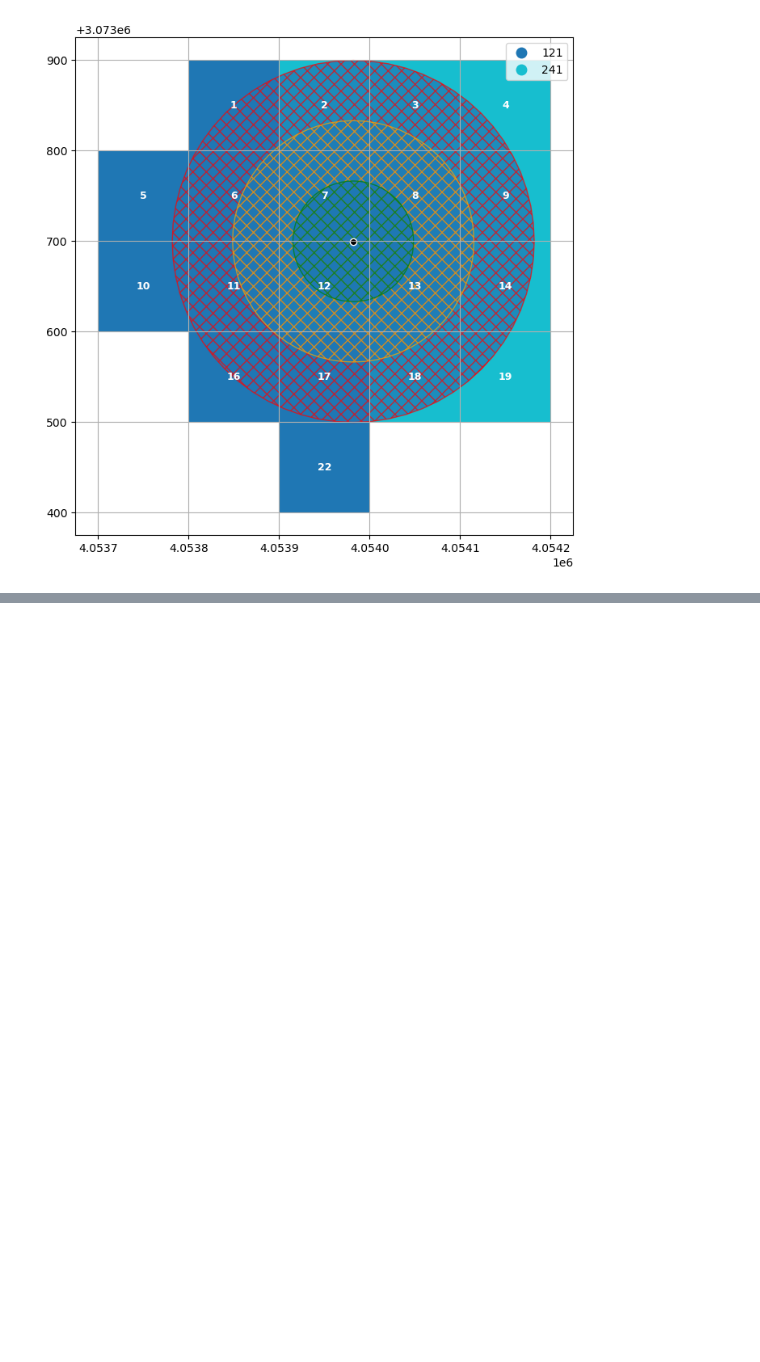
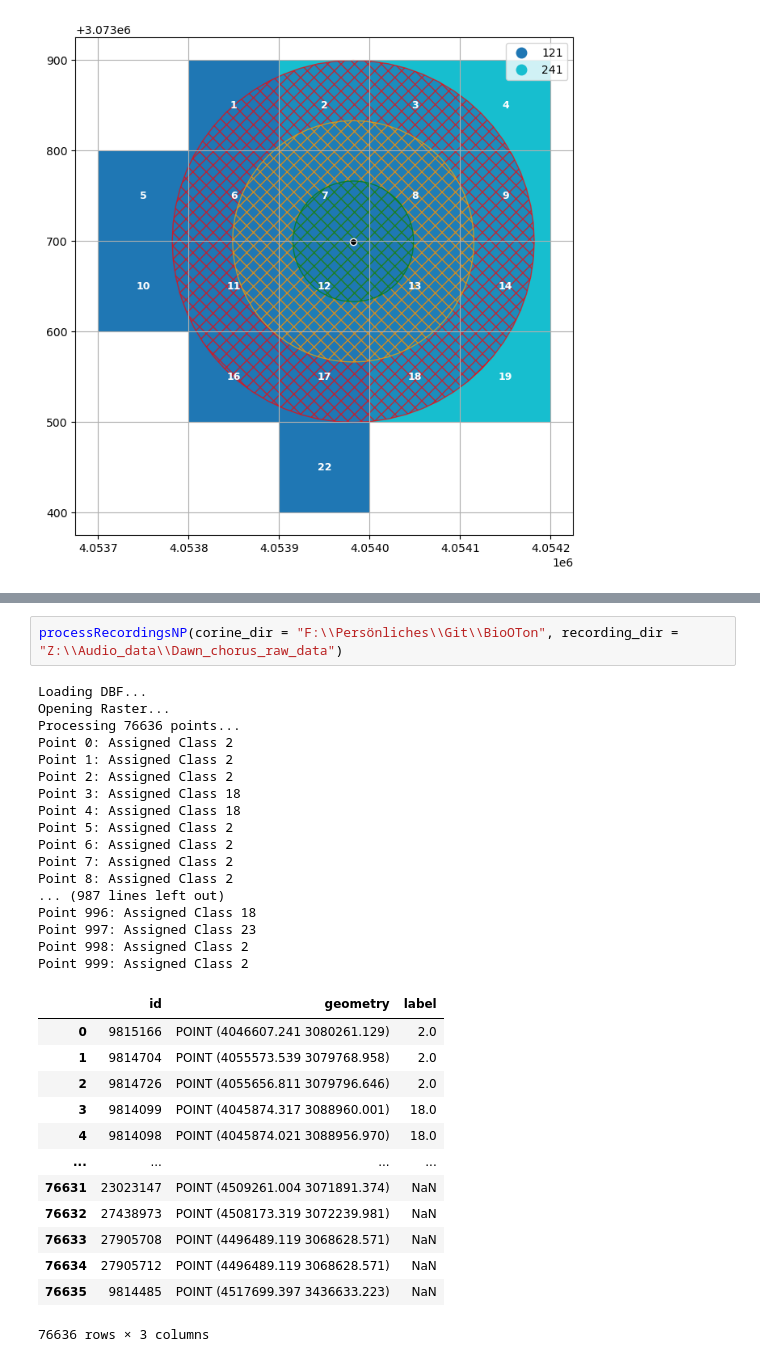
Before and after one commit to mfherrm/BioOTon, a Jupyter notebook: CORINE.ipynb, the cells around one changed output, grey strips where cells are left out. Saved outputs shown, nothing was run; the diff lists cells and outputs as text; blank space fills up the shorter version.

```diff
--- a/CORINE.ipynb
+++ b/CORINE.ipynb
@@ -485,0 +1049,33 @@ fig = plotRecordMultiBuffer(jdf, buffers)
+# %%
+processRecordingsNP(corine_dir = "F:\\Persönliches\\Git\\BioOTon", recording_dir = "Z:\\Audio_data\\Dawn_chorus_raw_data")
+# %% [output]
+Loading DBF...
+Opening Raster...
+Processing 76636 points...
+Point 0: Assigned Class 2
+Point 1: Assigned Class 2
+Point 2: Assigned Class 2
+Point 3: Assigned Class 18
+Point 4: Assigned Class 18
+Point 5: Assigned Class 2
+Point 6: Assigned Class 2
+Point 7: Assigned Class 2
+Point 8: Assigned Class 2
+... (987 lines left out)
+Point 996: Assigned Class 18
+Point 997: Assigned Class 23
+Point 998: Assigned Class 2
+Point 999: Assigned Class 2
+|  | id | geometry | label |
+| 0 | 9815166 | POINT (4046607.241 3080261.129) | 2.0 |
+| 1 | 9814704 | POINT (4055573.539 3079768.958) | 2.0 |
+| 2 | 9814726 | POINT (4055656.811 3079796.646) | 2.0 |
+| 3 | 9814099 | POINT (4045874.317 3088960.001) | 18.0 |
+| 4 | 9814098 | POINT (4045874.021 3088956.970) | 18.0 |
+| ... | ... | ... | ... |
+| 76631 | 23023147 | POINT (4509261.004 3071891.374) | NaN |
+| 76632 | 27438973 | POINT (4508173.319 3072239.981) | NaN |
+| 76633 | 27905708 | POINT (4496489.119 3068628.571) | NaN |
+| 76634 | 27905712 | POINT (4496489.119 3068628.571) | NaN |
+| 76635 | 9814485 | POINT (4517699.397 3436633.223) | NaN |
+76636 rows × 3 columns
```
Also changed, not shown: parts of 22 cells of this notebook.
